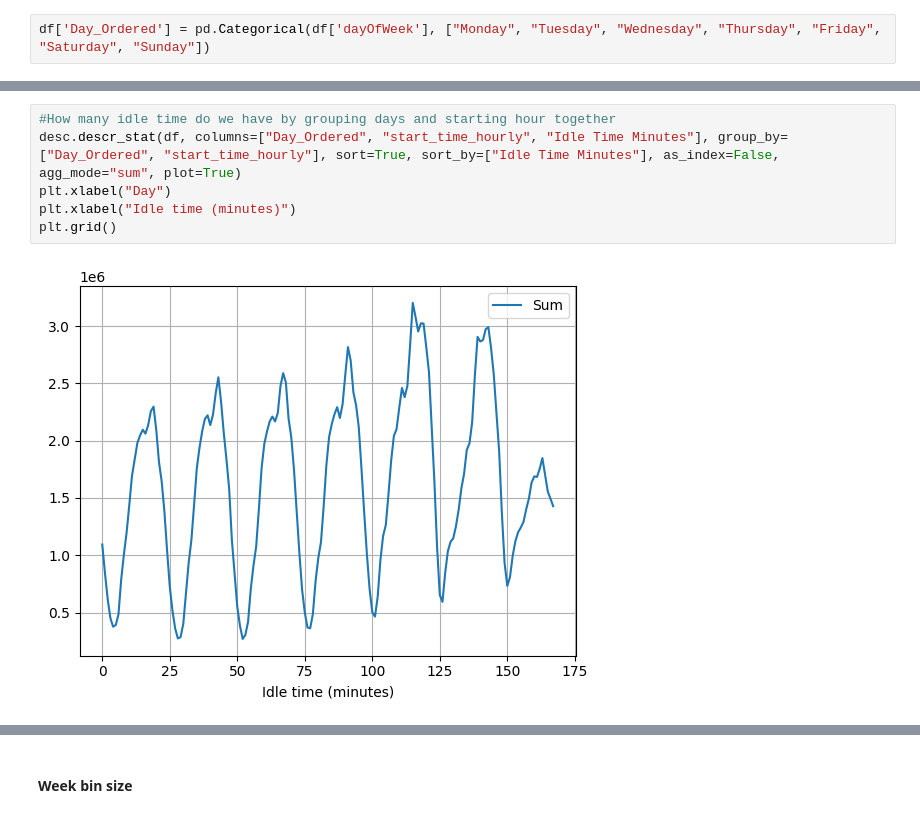
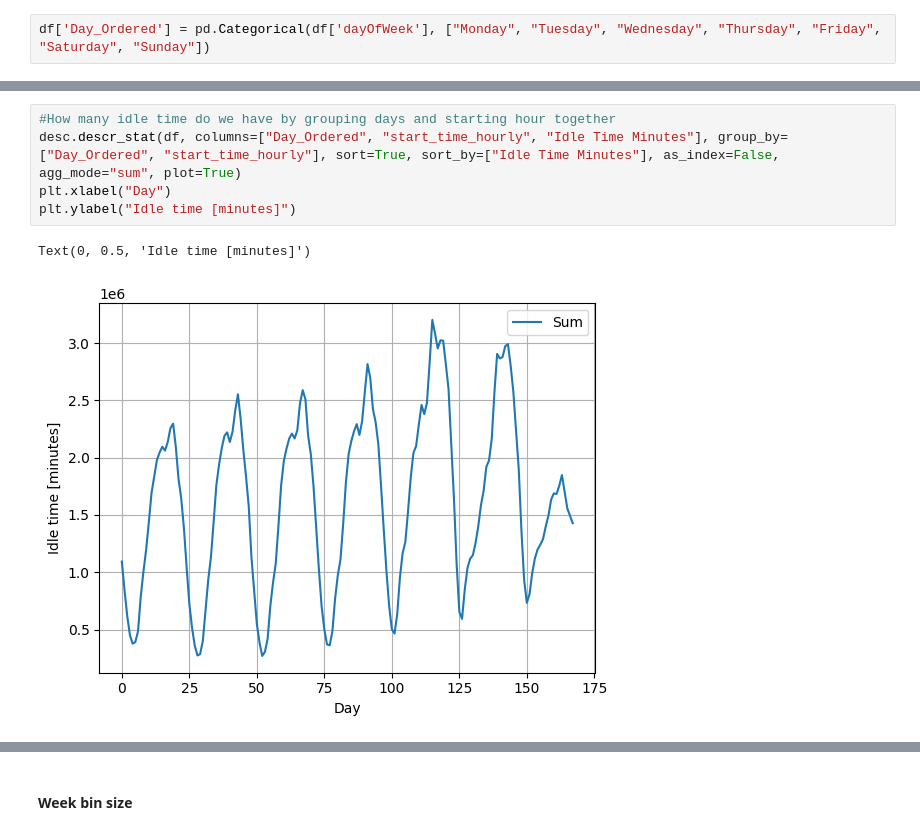
Before and after one commit to Hannah2800/AAA_2023_AdvancedPythonPandas, a Jupyter notebook: Task 2 - Descriptive (Spatial) Analysis/Task 2 - Descriptive (Spatial) Analytics - Average idle time.ipynb, the cells around one changed output, grey strips where cells are left out. Drawn from its saved outputs; the diff is of its cells as text.

```diff
--- a/Task 2 - Descriptive (Spatial) Analysis/Task 2 - Descriptive (Spatial) Analytics - Average idle time.ipynb
+++ b/Task 2 - Descriptive (Spatial) Analysis/Task 2 - Descriptive (Spatial) Analytics - Average idle time.ipynb
@@ -321,11 +416,11 @@ plt.grid()
 # %%
 #How many idle time do we have by grouping days and starting hour together
 desc.descr_stat(df, columns=["Day_Ordered", "start_time_hourly", "Idle Time Minutes"], group_by=["Day_Ordered", "start_time_hourly"], sort=True, sort_by=["Idle Time Minutes"], as_index=False, agg_mode="sum", plot=True)
 plt.xlabel("Day")
-plt.xlabel("Idle time (minutes)")
-plt.grid()
+plt.ylabel("Idle time [minutes]")
 # %% [output]
+Text(0, 0.5, 'Idle time [minutes]')
-[figure, old version]
+[figure, new version]
 # %%
 #How many idle time do we have on average by grouping days and starting hour together
 desc.descr_stat(df, columns=["Day_Ordered", "start_time_hourly", "Idle Time Minutes"], group_by=["Day_Ordered", "start_time_hourly"], sort=True, sort_by=["Idle Time Minutes"], as_index=False, agg_mode="mean", plot=True)
```
Also changed, not shown: parts of 34 cells of this notebook, 1 other file.
